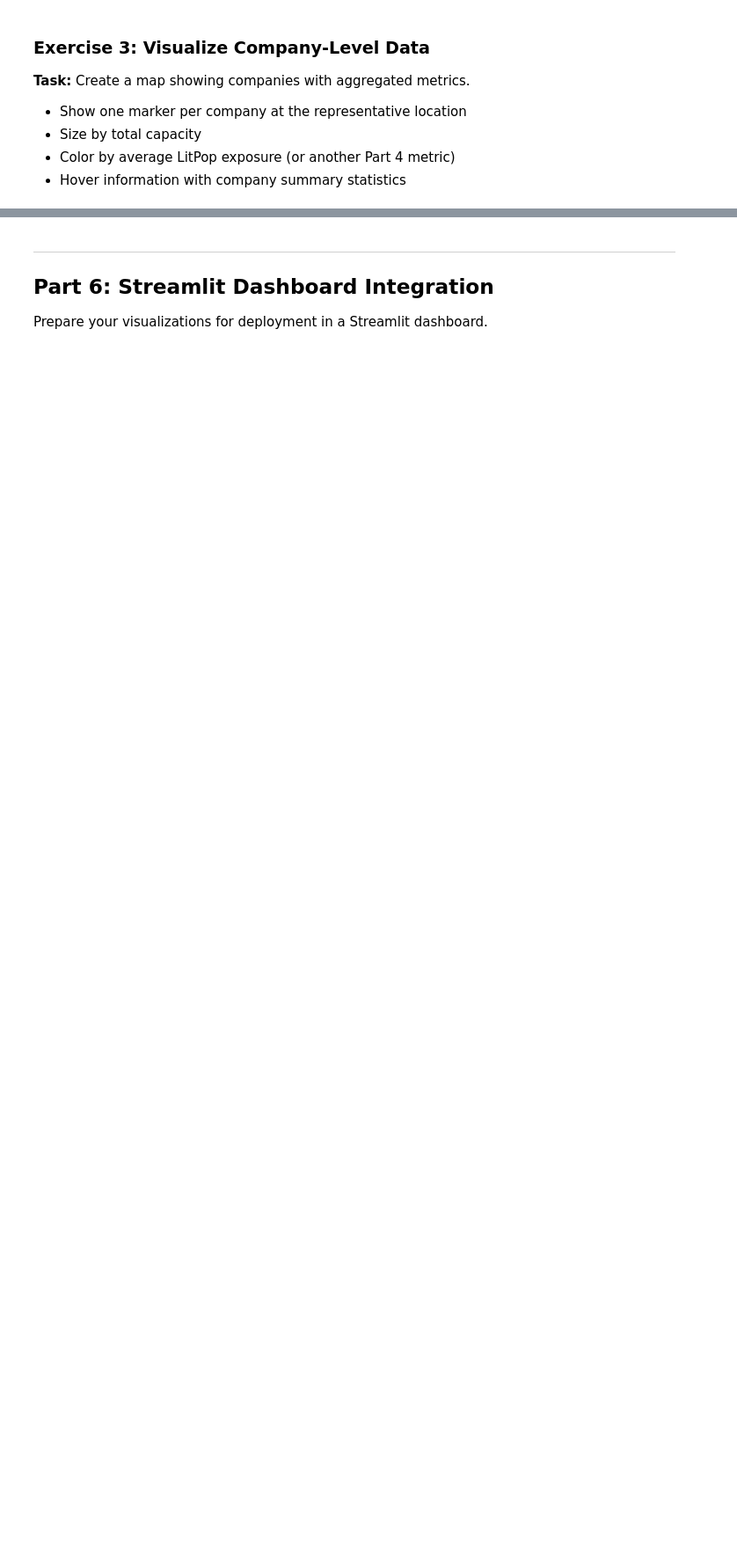
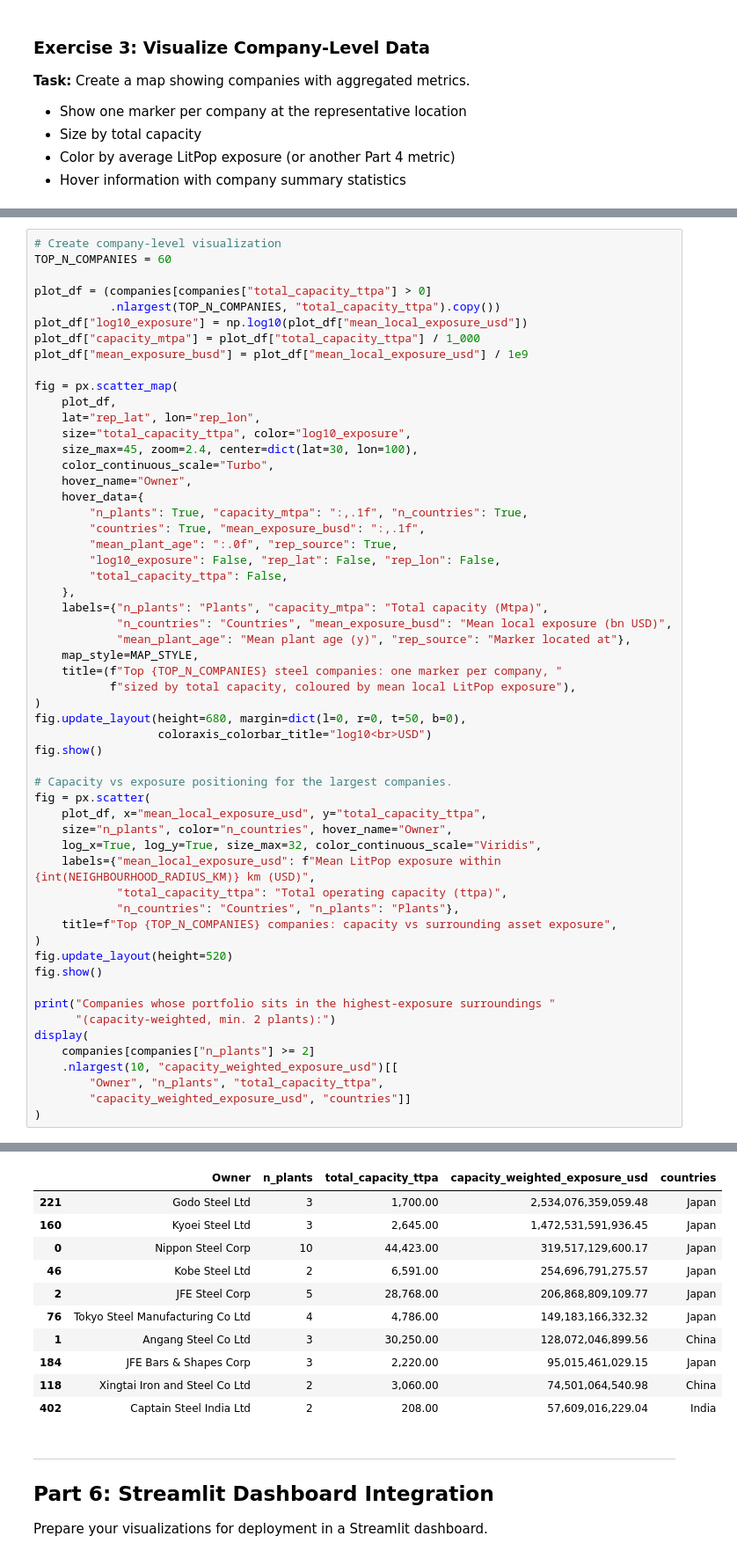
Before and after one commit to Jawadmallat/aidams-lab1-bennjima-gueddas-mallat-sanver-tanaci, a Jupyter notebook: lab_1.ipynb, the cells around one changed output, grey strips where cells are left out. Shown at 88% size. Saved outputs shown, nothing was run; the diff lists cells and outputs as text; blank space fills up the shorter version.

```diff
--- a/lab_1.ipynb
+++ b/lab_1.ipynb
@@ -242,0 +1534,57 @@ Aggregate data at the company level to analyze corporate footprints — includin
+# %%
+# Create company-level visualization
+TOP_N_COMPANIES = 60
+
+plot_df = (companies[companies["total_capacity_ttpa"] > 0]
+           .nlargest(TOP_N_COMPANIES, "total_capacity_ttpa").copy())
+plot_df["log10_exposure"] = np.log10(plot_df["mean_local_exposure_usd"])
+plot_df["capacity_mtpa"] = plot_df["total_capacity_ttpa"] / 1_000
+plot_df["mean_exposure_busd"] = plot_df["mean_local_exposure_usd"] / 1e9
+
+fig = px.scatter_map(
+    plot_df,
+    lat="rep_lat", lon="rep_lon",
+    size="total_capacity_ttpa", color="log10_exposure",
+    size_max=45, zoom=2.4, center=dict(lat=30, lon=100),
+    color_continuous_scale="Turbo",
+    hover_name="Owner",
+    hover_data={
+        "n_plants": True, "capacity_mtpa": ":,.1f", "n_countries": True,
+        "countries": True, "mean_exposure_busd": ":,.1f",
+        "mean_plant_age": ":.0f", "rep_source": True,
+        "log10_exposure": False, "rep_lat": False, "rep_lon": False,
+        "total_capacity_ttpa": False,
+    },
+    labels={"n_plants": "Plants", "capacity_mtpa": "Total capacity (Mtpa)",
+            "n_countries": "Countries", "mean_exposure_busd": "Mean local exposure (bn USD)",
+            "mean_plant_age": "Mean plant age (y)", "rep_source": "Marker located at"},
+    map_style=MAP_STYLE,
+    title=(f"Top {TOP_N_COMPANIES} steel companies: one marker per company, "
+           f"sized by total capacity, coloured by mean local LitPop exposure"),
+)
+fig.update_layout(height=680, margin=dict(l=0, r=0, t=50, b=0),
+                  coloraxis_colorbar_title="log10<br>USD")
+fig.show()
+
+# Capacity vs exposure positioning for the largest companies.
+fig = px.scatter(
+    plot_df, x="mean_local_exposure_usd", y="total_capacity_ttpa",
+    size="n_plants", color="n_countries", hover_name="Owner",
+    log_x=True, log_y=True, size_max=32, color_continuous_scale="Viridis",
+    labels={"mean_local_exposure_usd": f"Mean LitPop exposure within {int(NEIGHBOURHOOD_RADIUS_KM)} km (USD)",
+            "total_capacity_ttpa": "Total operating capacity (ttpa)",
+            "n_countries": "Countries", "n_plants": "Plants"},
+    title=f"Top {TOP_N_COMPANIES} companies: capacity vs surrounding asset exposure",
+)
+fig.update_layout(height=520)
+fig.show()
+
+print("Companies whose portfolio sits in the highest-exposure surroundings "
+      "(capacity-weighted, min. 2 plants):")
+display(
+    companies[companies["n_plants"] >= 2]
+    .nlargest(10, "capacity_weighted_exposure_usd")[[
+        "Owner", "n_plants", "total_capacity_ttpa",
+        "capacity_weighted_exposure_usd", "countries"]]
+)
+# %% [output]
@@ -243,3 +1594,14 @@ Aggregate data at the company level to analyze corporate footprints — includin
+|  | Owner | n_plants | total_capacity_ttpa | capacity_weighted_exposure_usd | countries |
+| 221 | Godo Steel Ltd | 3 | 1,700.00 | 2,534,076,359,059.48 | Japan |
+| 160 | Kyoei Steel Ltd | 3 | 2,645.00 | 1,472,531,591,936.45 | Japan |
+| 0 | Nippon Steel Corp | 10 | 44,423.00 | 319,517,129,600.17 | Japan |
+| 46 | Kobe Steel Ltd | 2 | 6,591.00 | 254,696,791,275.57 | Japan |
+| 2 | JFE Steel Corp | 5 | 28,768.00 | 206,868,809,109.77 | Japan |
+| 76 | Tokyo Steel Manufacturing Co Ltd | 4 | 4,786.00 | 149,183,166,332.32 | Japan |
+| 1 | Angang Steel Co Ltd | 3 | 30,250.00 | 128,072,046,899.56 | China |
+| 184 | JFE Bars & Shapes Corp | 3 | 2,220.00 | 95,015,461,029.15 | Japan |
+| 118 | Xingtai Iron and Steel Co Ltd | 2 | 3,060.00 | 74,501,064,540.98 | China |
+| 402 | Captain Steel India Ltd | 2 | 208.00 | 57,609,016,229.04 | India |
 # %% [markdown]
 ---
 ## Part 6: Streamlit Dashboard Integration
```
Also changed, not shown: parts of 47 cells of this notebook, 14 other files.
